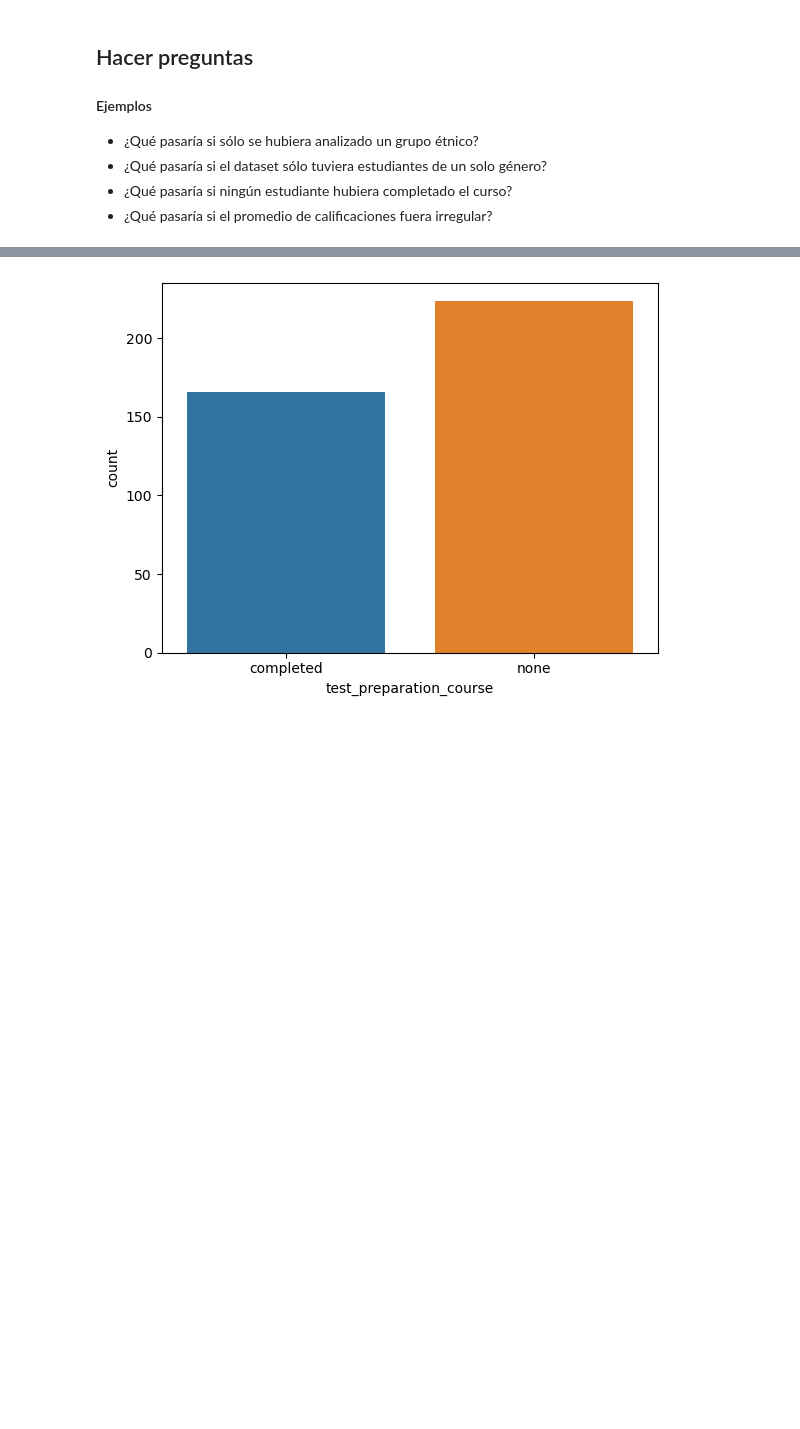
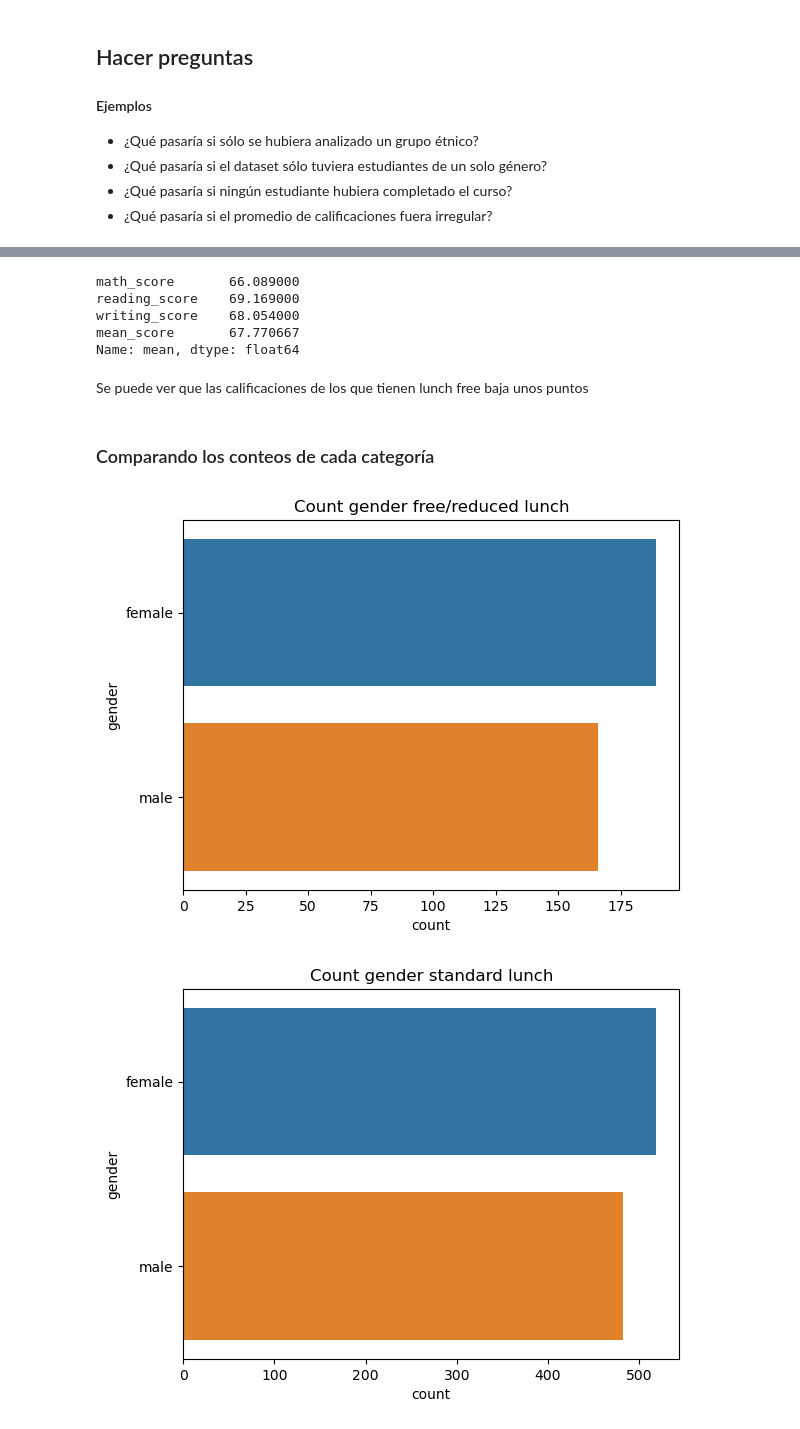
Before and after one commit to MarioChvx/ciencia_de_datos_PAMBAZO, a Jupyter notebook: proyectos/unidad1/proyecto_eda/nueva_expo.ipynb, the cells around one changed output, grey strips where cells are left out. Saved outputs shown, nothing was run; the diff lists cells and outputs as text; code cells hidden in the pictures; blank space fills up the shorter version.

```diff
--- a/proyectos/unidad1/proyecto_eda/nueva_expo.ipynb
+++ b/proyectos/unidad1/proyecto_eda/nueva_expo.ipynb
@@ -72,7 +65,36 @@ Index(['gender', 'race_ethnicity', 'parental_level_of_education',
-# %%
-for category in df_free.select_dtypes(include=object).columns:
-    sns.countplot(
-        x=df_free[category]
-    )
-# %% [output]
-[figure, removed]
+# %%
+(
+    df
+    .assign(
+        mean_score = lambda df: (df.math_score + df.reading_score + df.writing_score) / 3
+    )
+    .describe()
+    .iloc[1]
+)
+# %% [output]
+math_score       66.089000
+reading_score    69.169000
+writing_score    68.054000
+mean_score       67.770667
+Name: mean, dtype: float64
+# %% [markdown]
+Se puede ver que las calificaciones de los que tienen lunch free baja unos puntos
+# %% [markdown]
+### Comparando los conteos de cada categoría
+# %%
+for category in df_free.select_dtypes(include=object).columns:
+    sns.countplot(
+        y=df_free[category],
+        order=df_free[category].value_counts(ascending=False).index
+    )
+    plt.title(f'Count {category} free/reduced lunch')
+    plt.show()
+    sns.countplot(
+        y=df[category],
+        order=df[category].value_counts(ascending=False).index
+    )
+    plt.title(f'Count {category} standard lunch')
+    plt.show()
+# %% [output]
+[figure, added]
+[figure, added]
```
Also changed, not shown: parts of 19 cells of this notebook.
